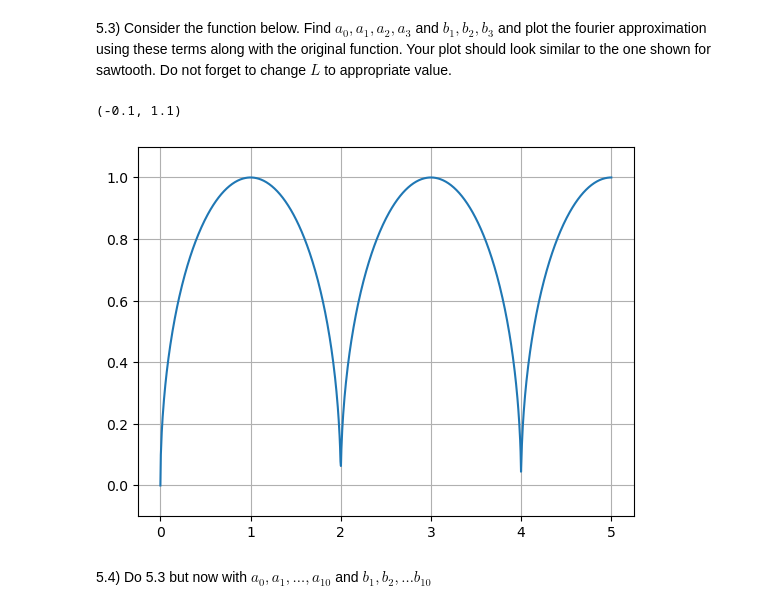
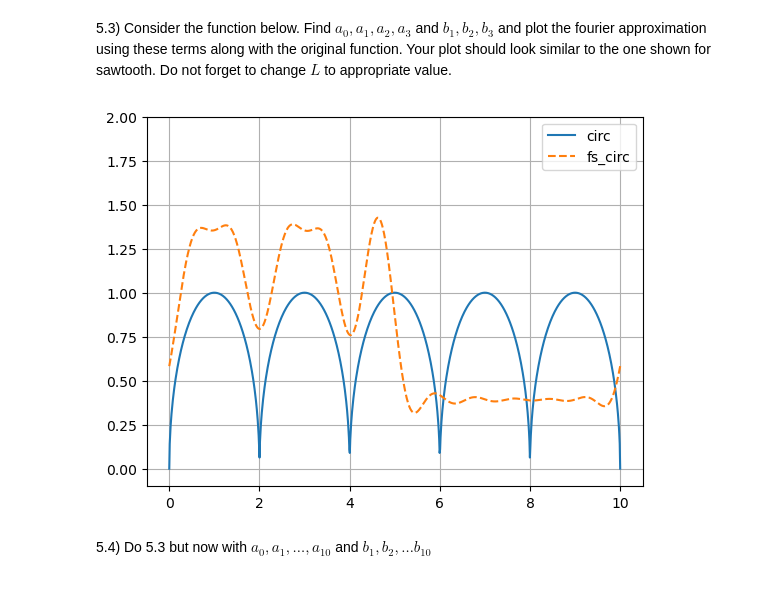
Before and after one commit to austinmaddison/Numerical-Computation, a Jupyter notebook: hw/Homework-3/Homework 3.ipynb, the cells around one changed output. Saved outputs shown, nothing was run; the diff lists cells and outputs as text; code cells hidden in the pictures.

```diff
--- a/hw/Homework-3/Homework 3.ipynb
+++ b/hw/Homework-3/Homework 3.ipynb
@@ -241,14 +207,14 @@ a: 1.5151515151515151
 # %%
 
-xs = np.linspace(0, 5, 1000)
-ys = f_series(xs, step, 10, 1.5)
+ys = f_series(x, step, 10, 1.5)
 
-x = np.linspace(0,5,1000)
 y = [step(xx) for xx in x]
 
-plt.plot(x,y,label='step')
-plt.plot(xs,ys,label='fs_step')
+plt.plot(x, y, label='step')
+plt.plot(x, ys, label='fs_step', linestyle='--')
 
 plt.grid()
 plt.ylim(-0.1,1.1)
+plt.legend()
+plt.show()
 # %% [output]
@@ -276,16 +224,22 @@ a: 1.5151515151515151
 # %%
 def circ(x):
     r = 1
-    xx = (x%(2*r))
-    return sqrt(r**2-(xx-r)**2)
-x = np.linspace(0,5,1000)
+    xx = x % (2 * r)
+    return sqrt(r**2 - (xx - r)**2)
+
+x = np.linspace(0, 10, 1000)
 y = [circ(xx) for xx in x]
-plt.plot(x,y,label='step')
+
+ys = f_series(x, circ, 10, 5)
+
+plt.plot(x, y, label='circ')
+plt.plot(x, ys, label='fs_circ', linestyle='--')
 plt.grid()
-plt.ylim(-0.1,1.1)
+plt.ylim(-0.1, 2)
+plt.legend()
+plt.show()
 # %% [output]
-(-0.1, 1.1)
-[figure, old version]
+[figure, new version]
 # %% [markdown]
 5.4) Do 5.3 but now with $a_0, a_1, \ldots, a_{10}$ and $ b_1, b_2, \ldots b_{10}$
 # %% [markdown]
```
Also changed, not shown: parts of 2 cells of this notebook, 8 other files.
